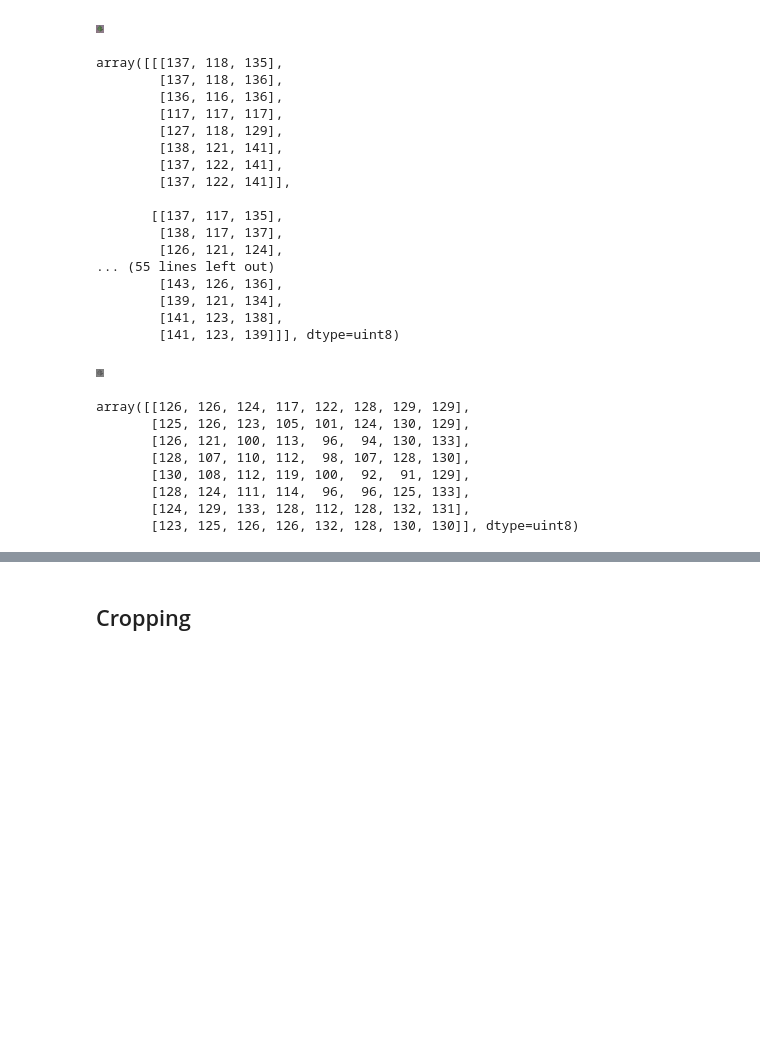
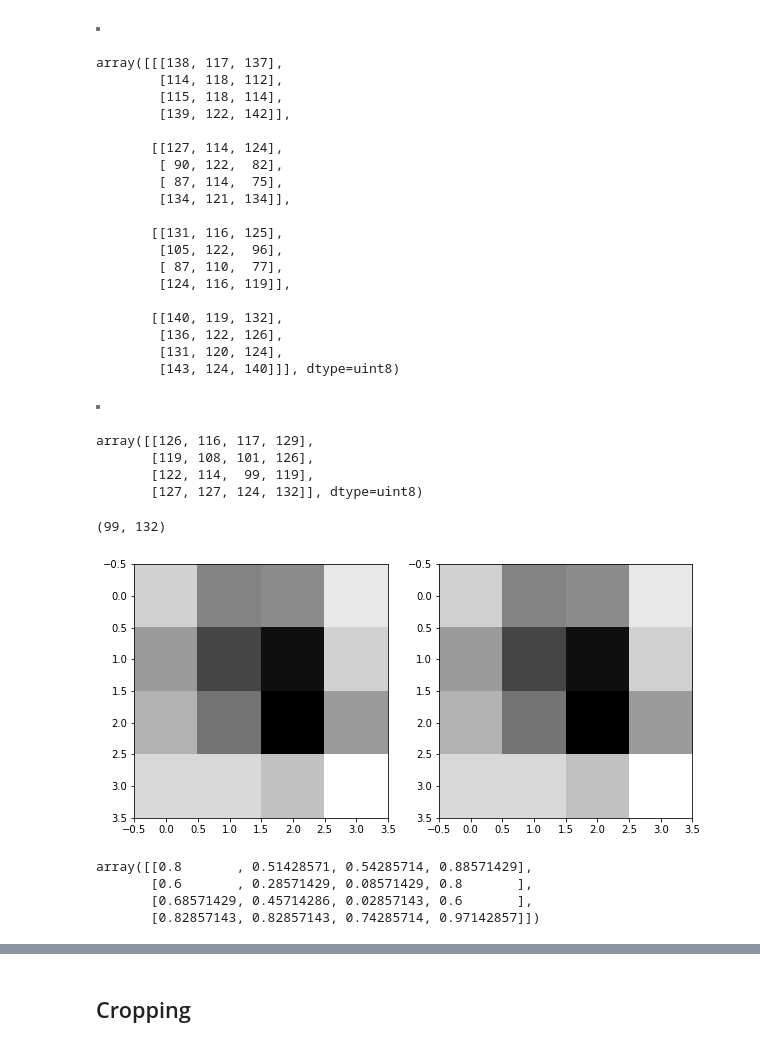
Before and after one commit to trifarameliniaa/SKRIPSI, a Jupyter notebook: file skripsinya fara.ipynb, the cells around one changed output, grey strips where cells are left out. Cells and saved outputs as stored; diff of their text form; code cells hidden in the pictures; blank space fills up the shorter version.

```diff
--- a/file skripsinya fara.ipynb
+++ b/file skripsinya fara.ipynb
@@ -25,7 +25,7 @@ from PIL import Image
 image = Image.open('/content/D1.jpg')
 print(f"Original size : {image.size}") # 5464x3640
 
-sunset_resized = image.resize((8, 8))
+sunset_resized = image.resize((4, 4))
 sunset_resized
 # %% [output]
 Original size : (256, 256)
@@ -34,23 +34,25 @@ Original size : (256, 256)
 img_array = np.array(sunset_resized)
 img_array
 # %% [output]
-array([[[137, 118, 135],
-        [137, 118, 136],
-        [136, 116, 136],
-        [117, 117, 117],
-        [127, 118, 129],
-        [138, 121, 141],
-        [137, 122, 141],
-        [137, 122, 141]],
+array([[[138, 117, 137],
+        [114, 118, 112],
+        [115, 118, 114],
+        [139, 122, 142]],
 
-       [[137, 117, 135],
-        [138, 117, 137],
-        [126, 121, 124],
-... (55 lines left out)
-        [143, 126, 136],
-        [139, 121, 134],
-        [141, 123, 138],
-        [141, 123, 139]]], dtype=uint8)
+       [[127, 114, 124],
+        [ 90, 122,  82],
+        [ 87, 114,  75],
+        [134, 121, 134]],
+
+       [[131, 116, 125],
+        [105, 122,  96],
+        [ 87, 110,  77],
+        [124, 116, 119]],
+
+       [[140, 119, 132],
+        [136, 122, 126],
+        [131, 120, 124],
+        [143, 124, 140]]], dtype=uint8)
 # %%
 imgGray = sunset_resized.convert('L')
 imgGray
@@ -60,11 +62,35 @@ imgGray
 imgG_array = np.array(imgGray)
 imgG_array
 # %% [output]
-array([[126, 126, 124, 117, 122, 128, 129, 129],
-       [125, 126, 123, 105, 101, 124, 130, 129],
-       [126, 121, 100, 113,  96,  94, 130, 133],
-       [128, 107, 110, 112,  98, 107, 128, 130],
-       [130, 108, 112, 119, 100,  92,  91, 129],
-       [128, 124, 111, 114,  96,  96, 125, 133],
-       [124, 129, 133, 128, 112, 128, 132, 131],
-       [123, 125, 126, 126, 132, 128, 130, 130]], dtype=uint8)
+array([[126, 116, 117, 129],
+       [119, 108, 101, 126],
+       [122, 114,  99, 119],
+       [127, 127, 124, 132]], dtype=uint8)
+# %%
+np.min(imgG_array),np.max(imgG_array)
+# %% [output]
+(99, 132)
+# %%
+def fungsi_linier(x):
+  a = 98;
+  b = 133;
+  miu = (x - a)/(b-a)
+  return miu
+
+plt.figure(figsize=(10,5))
+plt.gray()
+plt.subplot(121)
+plt.imshow(imgG_array/256)
+plt.subplot(122)
+plt.imshow(fungsi_linier(imgG_array/256))
+plt.show()
+# %% [output]
+[figure, added]
+# %%
+img_fuzzy = fungsi_linier(imgG_array)
+img_fuzzy
+# %% [output]
+array([[0.8       , 0.51428571, 0.54285714, 0.88571429],
+       [0.6       , 0.28571429, 0.08571429, 0.8       ],
+       [0.68571429, 0.45714286, 0.02857143, 0.6       ],
+       [0.82857143, 0.82857143, 0.74285714, 0.97142857]])
```
Also changed, not shown: parts of 2 cells of this notebook.
